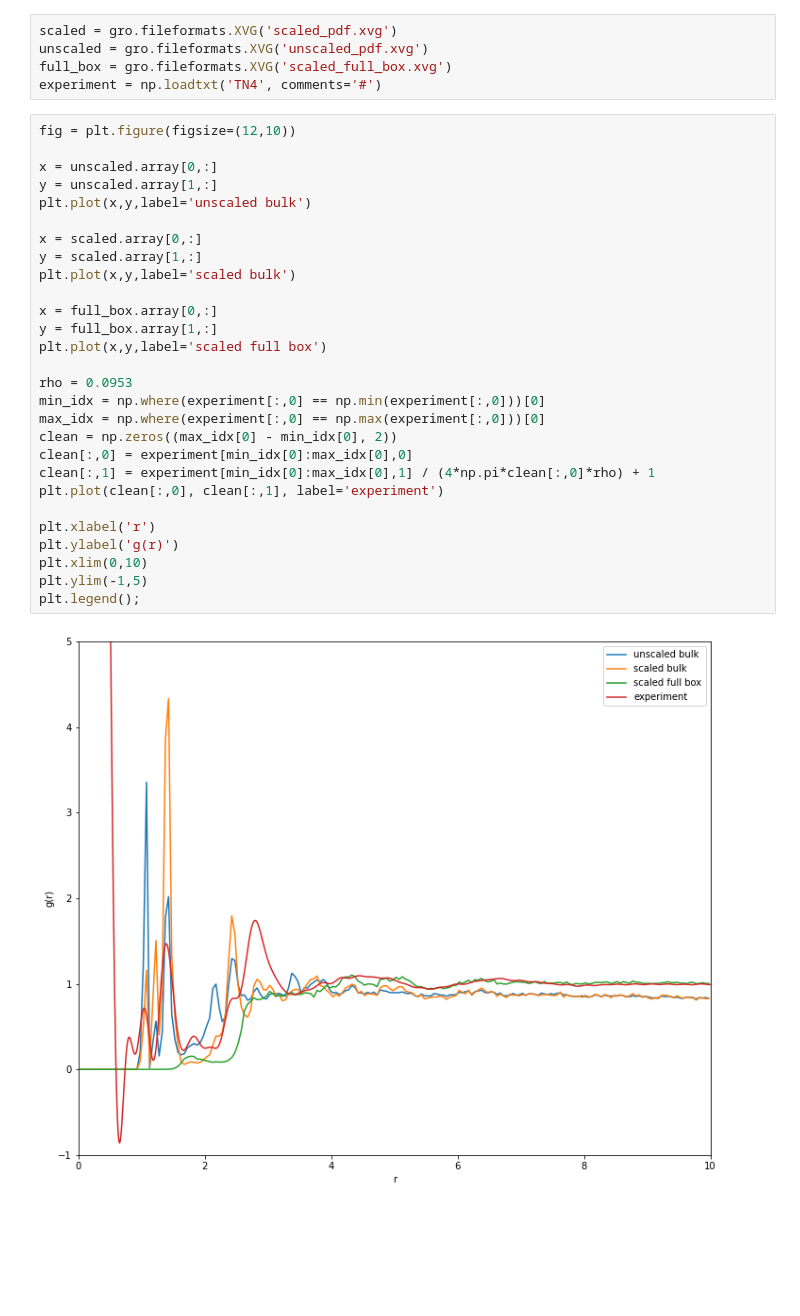
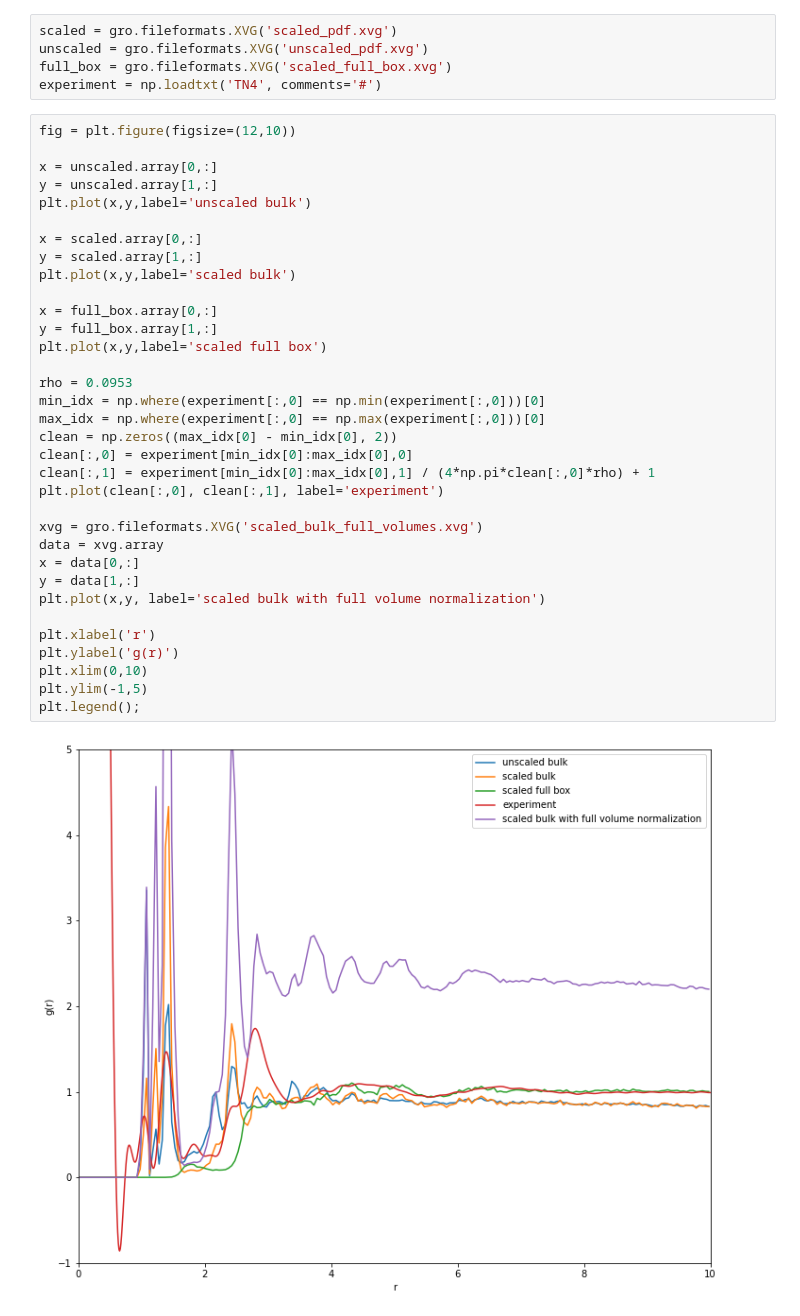
Before and after one commit to schwinns/polyamide-build, a Jupyter notebook: protonated/walls/L33A_33A_68A/hydration/long_hydration/rdfs/custom_plots.ipynb, the cells around one changed output. Saved outputs shown, nothing was run; the diff lists cells and outputs as text; blank space fills up the shorter version.

```diff
--- a/protonated/walls/L33A_33A_68A/hydration/long_hydration/rdfs/custom_plots.ipynb
+++ b/protonated/walls/L33A_33A_68A/hydration/long_hydration/rdfs/custom_plots.ipynb
@@ -10,30 +10,36 @@ experiment = np.loadtxt('TN4', comments='#')
 # %%
 fig = plt.figure(figsize=(12,10))
 
 x = unscaled.array[0,:]
 y = unscaled.array[1,:]
 plt.plot(x,y,label='unscaled bulk')
 
 x = scaled.array[0,:]
 y = scaled.array[1,:]
 plt.plot(x,y,label='scaled bulk')
 
 x = full_box.array[0,:]
 y = full_box.array[1,:]
 plt.plot(x,y,label='scaled full box')
 
 rho = 0.0953
 min_idx = np.where(experiment[:,0] == np.min(experiment[:,0]))[0]
 max_idx = np.where(experiment[:,0] == np.max(experiment[:,0]))[0]
 clean = np.zeros((max_idx[0] - min_idx[0], 2))
 clean[:,0] = experiment[min_idx[0]:max_idx[0],0]
 clean[:,1] = experiment[min_idx[0]:max_idx[0],1] / (4*np.pi*clean[:,0]*rho) + 1
 plt.plot(clean[:,0], clean[:,1], label='experiment')
 
+xvg = gro.fileformats.XVG('scaled_bulk_full_volumes.xvg')
+data = xvg.array
+x = data[0,:]
+y = data[1,:]
+plt.plot(x,y, label='scaled bulk with full volume normalization')
+
 plt.xlabel('r')
 plt.ylabel('g(r)')
 plt.xlim(0,10)
 plt.ylim(-1,5)
 plt.legend();
 # %% [output]
-[figure, old version]
+[figure, new version]
```
Also changed, not shown: 6 other files.
